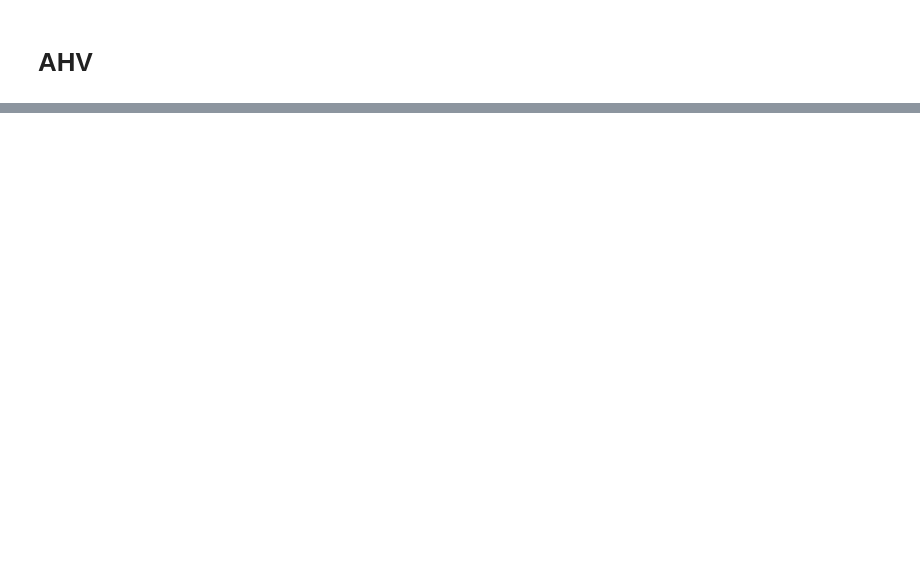
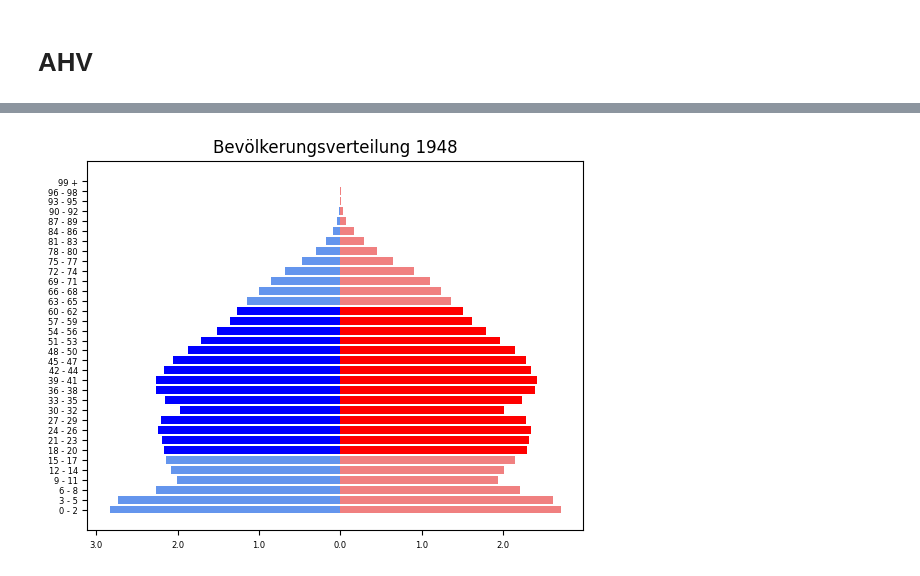
Before and after one commit to ProgrammierenNachOFI/Altersvorsorge, a Jupyter notebook: docs/ahv_muloe.ipynb, the cells around one changed output, grey strips where cells are left out. Saved outputs shown, nothing was run; the diff lists cells and outputs as text; code cells hidden in the pictures; blank space fills up the shorter version.

```diff
--- a/docs/ahv_muloe.ipynb
+++ b/docs/ahv_muloe.ipynb
@@ -16,0 +99,8 @@ ModuleNotFoundError: No module named 'px_reader'
+# %%
+gruppierte_daten['m 1948 rel'] = gruppierte_daten['Maenner 1948'] / df['1948'][0] * -100
+gruppierte_daten['m 1970 rel'] = gruppierte_daten['Maenner 1970'] / df['1970'][0] * -100
+gruppierte_daten['m 2022 rel'] = gruppierte_daten['Maenner 2022'] / df['2022'][0] * -100
+gruppierte_daten['f 1948 rel'] = gruppierte_daten['Frauen 1948']  / df['1948'][0] * 100
+gruppierte_daten['f 1970 rel'] = gruppierte_daten['Frauen 1970']  / df['1970'][0] * 100
+gruppierte_daten['f 2022 rel'] = gruppierte_daten['Frauen 2022']  / df['2022'][0] * 100
+print(gruppierte_daten.to_string())
@@ -16,0 +125,20 @@ ModuleNotFoundError: No module named 'px_reader'
+# %%
+plt.rcParams.update({'font.size': 6})   # legt die generelle Schriftgrösse fest
+farben_m = ['cornflowerblue' if idx <= 5  # dimmt die Farben der nicht Erwerbstätigen
+            or idx >= 21 else 'blue'
+            for idx in gruppierte_daten.index]
+farben_f = ['lightcoral' if idx <= 5    # dimmt die Farben der nicht Erwerbstätigen
+            or idx >= 21 else 'red'
+            for idx in gruppierte_daten.index]
+plt.barh(gruppierte_daten['Alter'],
+         gruppierte_daten['m 1948 rel'],
+         label='Männer 1948', color=farben_m)
+plt.barh(gruppierte_daten['Alter'],
+         gruppierte_daten['f 1948 rel'],
+         label='Frauen 1948', color=farben_f)
+# formatiert die x-Achse mit positiven Werten
+plt.gca().xaxis.set_major_formatter(ticker.FuncFormatter(lambda x, pos: f"{abs(x)}"))
+plt.title('Bevölkerungsverteilung 1948', fontsize=12)
+plt.show()
+# %% [output]
+[figure, added]
```
Also changed, not shown: parts of 17 cells of this notebook.
